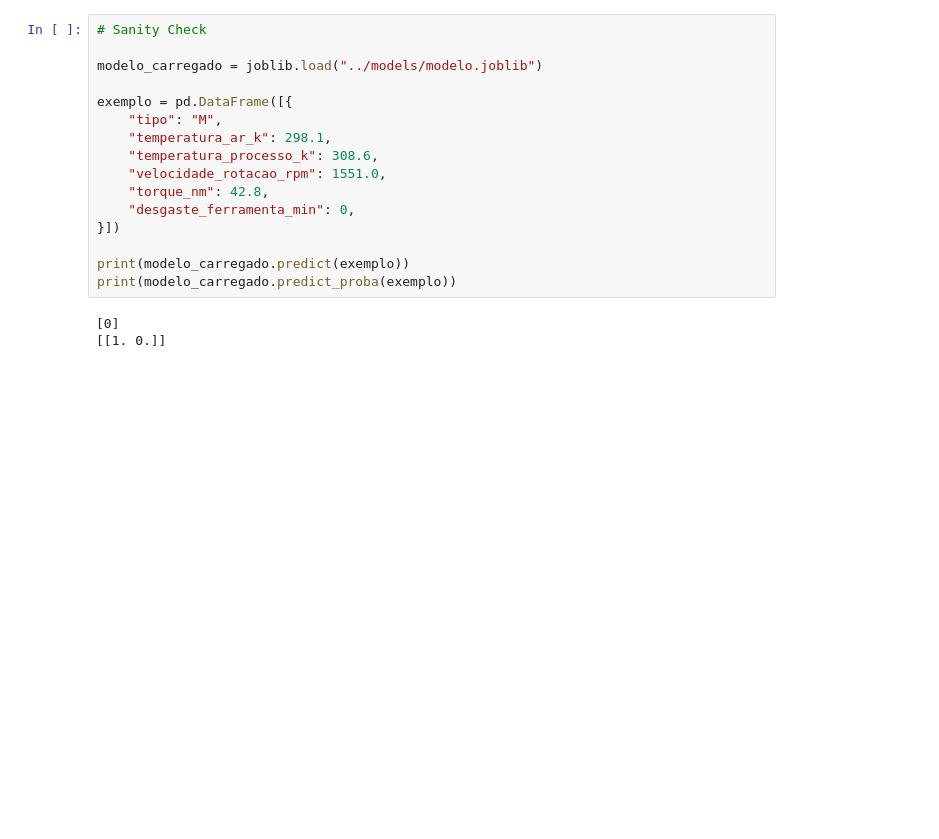
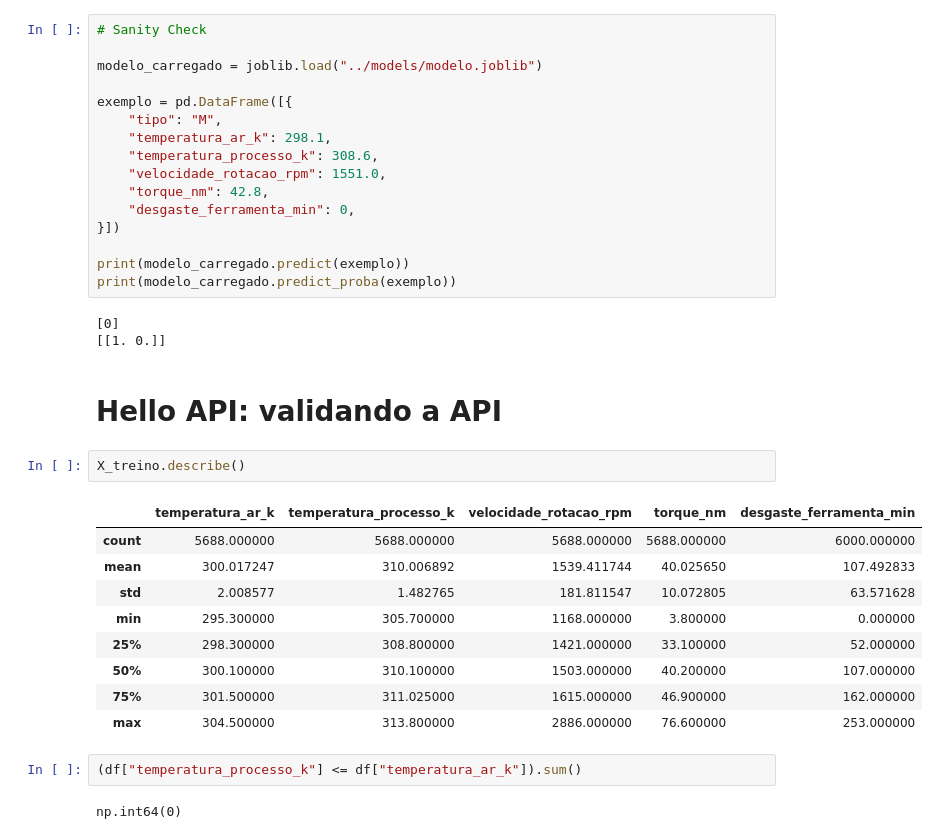
Before and after one commit to nperesjr/predictive-factory-API, a Jupyter notebook: notebooks/treino.ipynb, the cells around one changed output. Cells and saved outputs as stored; diff of their text form; blank space fills up the shorter version.

Commit message:
validando os valores

```diff
--- a/notebooks/treino.ipynb
+++ b/notebooks/treino.ipynb
@@ -203,3 +203,21 @@ print(modelo_carregado.predict_proba(exemplo))
 # %% [output]
 [0]
 [[1. 0.]]
+# %% [markdown]
+# Hello API: validando a API
+# %%
+X_treino.describe()
+# %% [output]
+|  | temperatura_ar_k | temperatura_processo_k | velocidade_rotacao_rpm | torque_nm | desgaste_ferramenta_min |
+| count | 5688.000000 | 5688.000000 | 5688.000000 | 5688.000000 | 6000.000000 |
+| mean | 300.017247 | 310.006892 | 1539.411744 | 40.025650 | 107.492833 |
+| std | 2.008577 | 1.482765 | 181.811547 | 10.072805 | 63.571628 |
+| min | 295.300000 | 305.700000 | 1168.000000 | 3.800000 | 0.000000 |
+| 25% | 298.300000 | 308.800000 | 1421.000000 | 33.100000 | 52.000000 |
+| 50% | 300.100000 | 310.100000 | 1503.000000 | 40.200000 | 107.000000 |
+| 75% | 301.500000 | 311.025000 | 1615.000000 | 46.900000 | 162.000000 |
+| max | 304.500000 | 313.800000 | 2886.000000 | 76.600000 | 253.000000 |
+# %%
+(df["temperatura_processo_k"] <= df["temperatura_ar_k"]).sum()
+# %% [output]
+np.int64(0)
```
